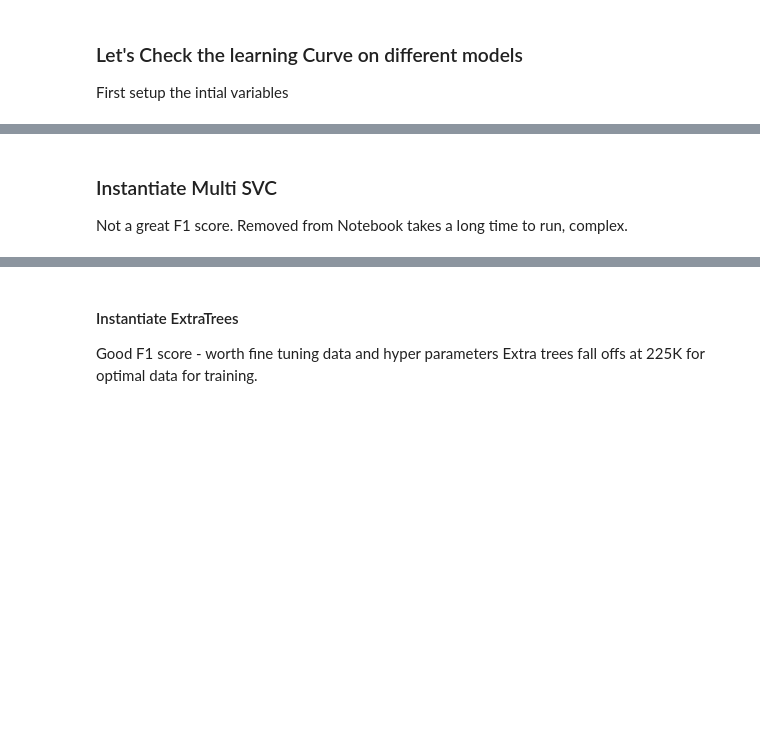
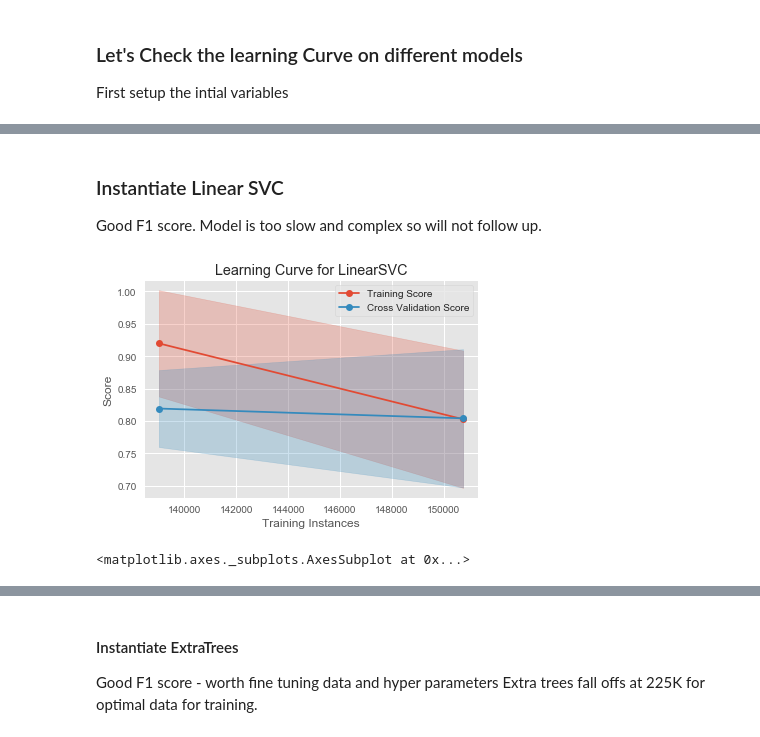
Before and after one commit to NahidGithub/Predicting-Wildfires, a Jupyter notebook: notebooks/Initial_Feature_And_Model_Evaluation.ipynb, the cells around one changed output, grey strips where cells are left out. Cells and saved outputs as stored; diff of their text form; code cells hidden in the pictures; blank space fills up the shorter version.

```diff
--- a/notebooks/Initial_Feature_And_Model_Evaluation.ipynb
+++ b/notebooks/Initial_Feature_And_Model_Evaluation.ipynb
@@ -334,7 +294,18 @@ visualizer.show()           # Finalize and render the figure
 <matplotlib.axes._subplots.AxesSubplot at 0x...>
-# %% [markdown]
-### Instantiate Multi SVC
-Not a great F1 score. Removed from Notebook takes a long time to run, complex.
+# %% [markdown]
+### Instantiate Linear SVC
+Good F1 score. Model is too slow and complex so will not follow up.
+# %%
+model = LinearSVC()
+visualizer = LearningCurve(
+    model, cv=cv, scoring='f1_weighted', train_sizes=sizes, n_jobs=4
+)
+
+visualizer.fit(X, y)        # Fit the data to the visualizer
+visualizer.show()
+# %% [output]
+[figure, added]
+<matplotlib.axes._subplots.AxesSubplot at 0x...>
 # %% [markdown]
 ### Instantiate Bagging Classifier
 Good F1 score - worth fine tuning data and hyper parameters
```
Also changed, not shown: parts of 19 cells of this notebook.
